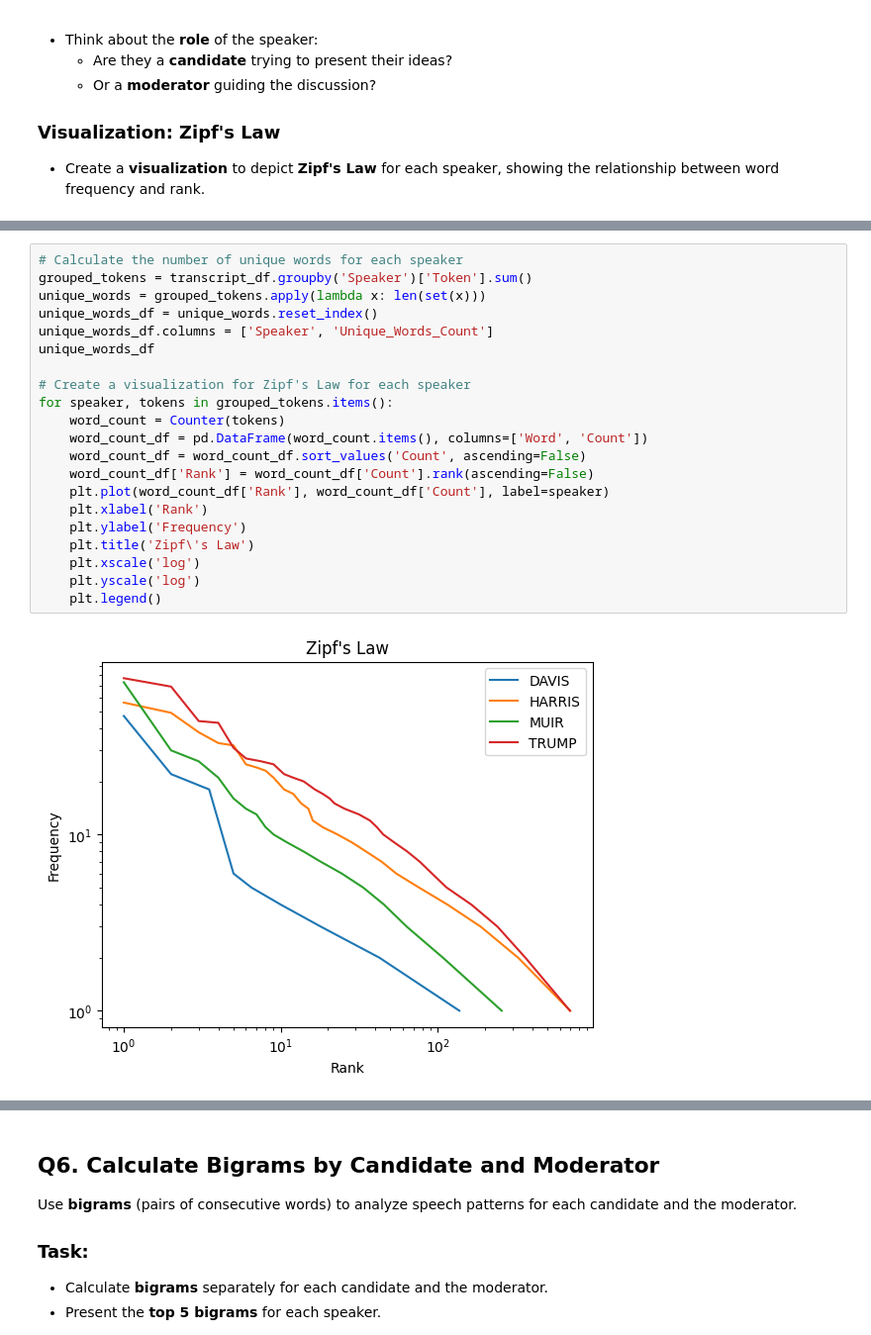
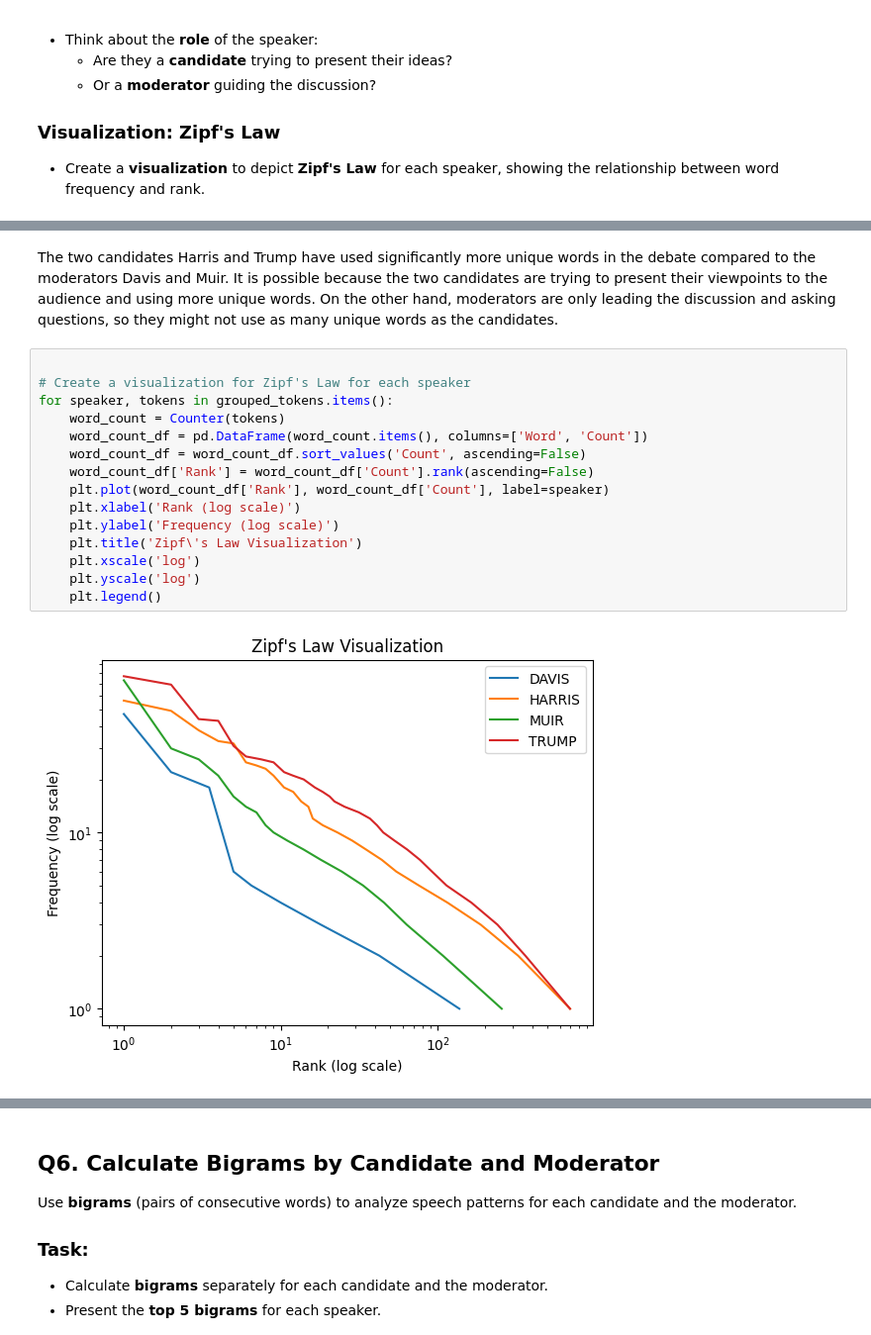
Before and after one commit to NakaFrozn/SI618, a Jupyter notebook: Assignments/Homework05/SI_618_Homework_05.ipynb, the cells around one changed output, grey strips where cells are left out. Shown at 99% size. Saved outputs shown, nothing was run; the diff lists cells and outputs as text.

```diff
--- a/Assignments/Homework05/SI_618_Homework_05.ipynb
+++ b/Assignments/Homework05/SI_618_Homework_05.ipynb
@@ -452,23 +442,19 @@ pprint(noun_count)
+# %% [markdown]
+The two candidates Harris and Trump have used significantly more unique words in the debate compared to the moderators Davis and Muir. It is possible because the two candidates are trying to present their viewpoints to the audience and using more unique words. On the other hand, moderators are only leading the discussion and asking questions, so they might not use as many unique words as the candidates.
 # %%
-# Calculate the number of unique words for each speaker
-grouped_tokens = transcript_df.groupby('Speaker')['Token'].sum()
-unique_words = grouped_tokens.apply(lambda x: len(set(x)))
-unique_words_df = unique_words.reset_index()
-unique_words_df.columns = ['Speaker', 'Unique_Words_Count']
-unique_words_df
 
 # Create a visualization for Zipf's Law for each speaker
 for speaker, tokens in grouped_tokens.items():
     word_count = Counter(tokens)
     word_count_df = pd.DataFrame(word_count.items(), columns=['Word', 'Count'])
     word_count_df = word_count_df.sort_values('Count', ascending=False)
     word_count_df['Rank'] = word_count_df['Count'].rank(ascending=False)
     plt.plot(word_count_df['Rank'], word_count_df['Count'], label=speaker)
-    plt.xlabel('Rank')
-    plt.ylabel('Frequency')
-    plt.title('Zipf\'s Law')
+    plt.xlabel('Rank (log scale)')
+    plt.ylabel('Frequency (log scale)')
+    plt.title('Zipf\'s Law Visualization')
     plt.xscale('log')
     plt.yscale('log')
     plt.legend()
 # %% [output]
-[figure, old version]
+[figure, new version]
```
Also changed, not shown: parts of 21 cells of this notebook, 1 other file.
